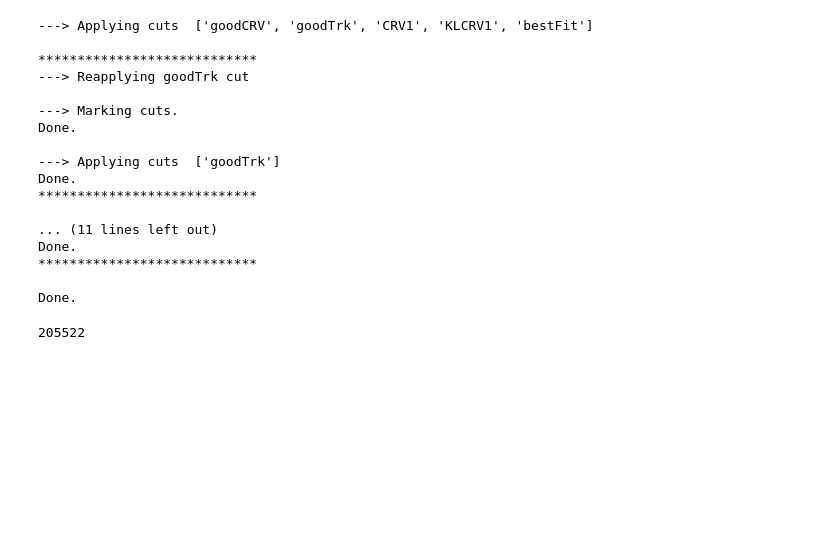
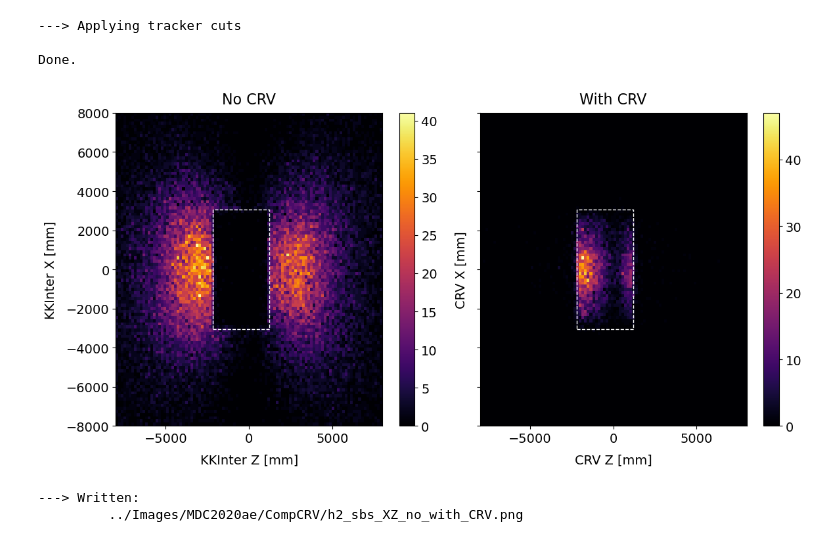
Before and after one commit to sam-grant/CRVSim, a Jupyter notebook: Analyses/Jupyter/CompCRV.ipynb, the cells around one changed output. Cells and saved outputs as stored; diff of their text form; code cells hidden in the pictures; blank space fills up the shorter version.

Commit message:
Updated CompCRV to work with updated track cuts.

```diff
--- a/Analyses/Jupyter/CompCRV.ipynb
+++ b/Analyses/Jupyter/CompCRV.ipynb
@@ -20,4 +23,6 @@ import numpy as np
 # %%
-# Input file
-finName="/exp/mu2e/data/users/sgrant/CRVSim/CosmicCRYExtractedCatTriggered.MDC2020ae_best_v1_3.000/11946817/00/00033/nts.sgrant.CosmicCRYExtractedCatTriggered.MDC2020ae_best_v1_3.001205_00000080.root"
-# finName="/exp/mu2e/data/users/sgrant/CRVSim/CosmicCRYExtractedCatTriggered.MDC2020ae_best_v1_3.000/11946817/00/00089/nts.sgrant.CosmicCRYExtractedCatTriggered.MDC2020ae_best_v1_3.001205_00000015.root"
+# Get data
+fileName="/exp/mu2e/data/users/sgrant/CRVSim/CosmicCRYExtractedCatTriggered.MDC2020ae_best_v1_3.000/11946817/00/00038/nts.sgrant.CosmicCRYExtractedCatTriggered.MDC2020ae_best_v1_3.001205_00000006.root"
+finTag = fileName.split('.')[-2]
+with uproot.open(fileName) as file:
+    data_ = ut.GetData(file)
@@ -74,28 +132,14 @@ L1Fiducial: [[True, False, True, True, False, False, False]]
 # %%
-withCRV = ApplyCuts(arrays, ["goodCRV", "goodTrk", "CRV1", "KLCRV1", "bestFit"])
-noCRV = ApplyCuts(arrays, ["noCRV", "goodTrk", "CRV1", "KLCRV1", "bestFit"])
-# withCRV = ApplyCuts(arrays, []) # , "goodTrk", "CRV1", "KLCRV1", "bestFit"])
-# noCRV = ApplyCuts(arrays, []) # , "goodTrk", "CRV1", "KLCRV1", "bestFit"]
+track_cuts_ = ak.copy(data_)
+track_cuts_ = ApplyTrackerCuts(track_cuts_)
 # %% [output]
----> Applying cuts  ['goodCRV', 'goodTrk', 'CRV1', 'KLCRV1', 'bestFit']
-
-****************************
----> Reapplying goodTrk cut
-
----> Marking cuts.
-Done.
-
----> Applying cuts  ['goodTrk']
-Done.
-****************************
-
-... (11 lines left out)
-Done.
-****************************
+---> Applying tracker cuts
 
 Done.
-# %%
-print(len(arrays)) # ak.flatten(withCRV["klfit"]["pos"]["fCoordinates"]["fZ"])))
-# cout<<ta->GetEntries()<<endl; -> 205522
-# %% [output]
-205522
+# %%
+withCRV_ = ak.copy(track_cuts_)
+noCRV_ = ak.copy(track_cuts_)
+
+# CRV hits
+withCRV_ = withCRV_[ak.any(withCRV_["crv"]["crvcoincs.nHits"], axis=1, keepdims=False) == True]
+noCRV_ = noCRV_[ak.any(noCRV_["crv"]["crvcoincs.nHits"], axis=1, keepdims=False) == False]
@@ -101,0 +216,28 @@ print(len(arrays)) # ak.flatten(withCRV["klfit"]["pos"]["fCoordinates"]["fZ"])))
+# %%
+side_by_side_hists_ = [
+    (ak.flatten(noCRV_["trkfit"]["klfit"]["pos"]["fCoordinates"]["fZ"], axis=None), ak.flatten(noCRV_["trkfit"]["klfit"]["pos"]["fCoordinates"]["fX"], axis=None), "No CRV")
+    ,(ak.flatten(withCRV_["trkfit"]["klfit"]["pos"]["fCoordinates"]["fZ"], axis=None), ak.flatten(withCRV_["crv"]["crvcoincs.pos.fCoordinates.fX"], axis=None), "With CRV")
+]
+
+min_box_coords = (-3388/2-500, -6100/2)
+max_box_coords = (3388/2-500, 6100/2)
+
+Plot2DOverlaySideBySide(
+    side_by_side_hists_=side_by_side_hists_,
+    nbinsX=100,
+    xmin=-8000, xmax=8000,
+    nbinsY=100,
+    ymin=-8000, ymax=8000,
+    min_box_coords=min_box_coords, max_box_coords=max_box_coords,
+    xlabels_=["KKInter Z [mm]", "CRV Z [mm]"],
+    ylabels_=["KKInter X [mm]", "CRV X [mm]"],
+    fout=f"../Images/MDC2020ae/CompCRV/h2_sbs_XZ_no_with_CRV.png",
+    log=False,
+    cb=True,
+    NDPI=300,
+    legFontSize=12
+)
+# %% [output]
+[figure, added]
+---> Written:
+         ../Images/MDC2020ae/CompCRV/h2_sbs_XZ_no_with_CRV.png
```
Also changed, not shown: parts of 25 cells of this notebook.
